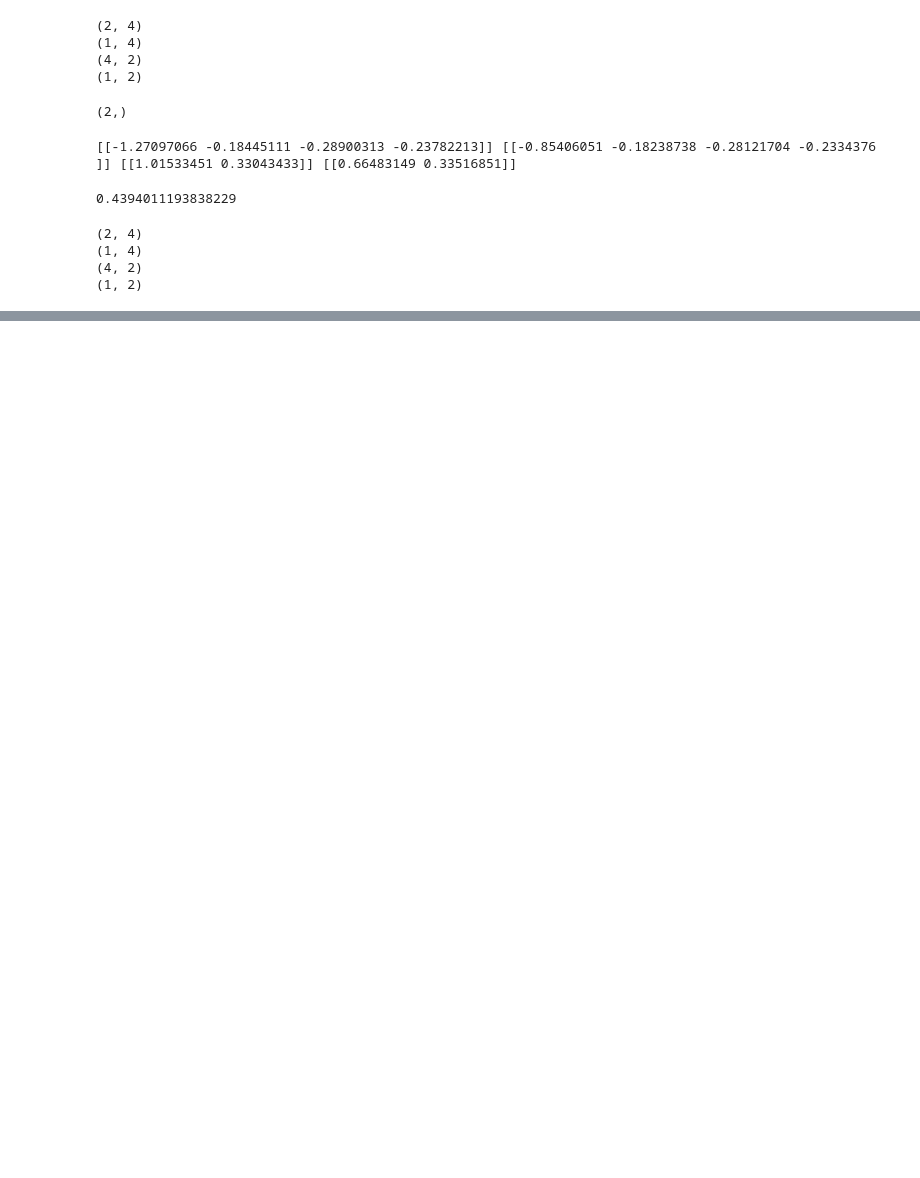
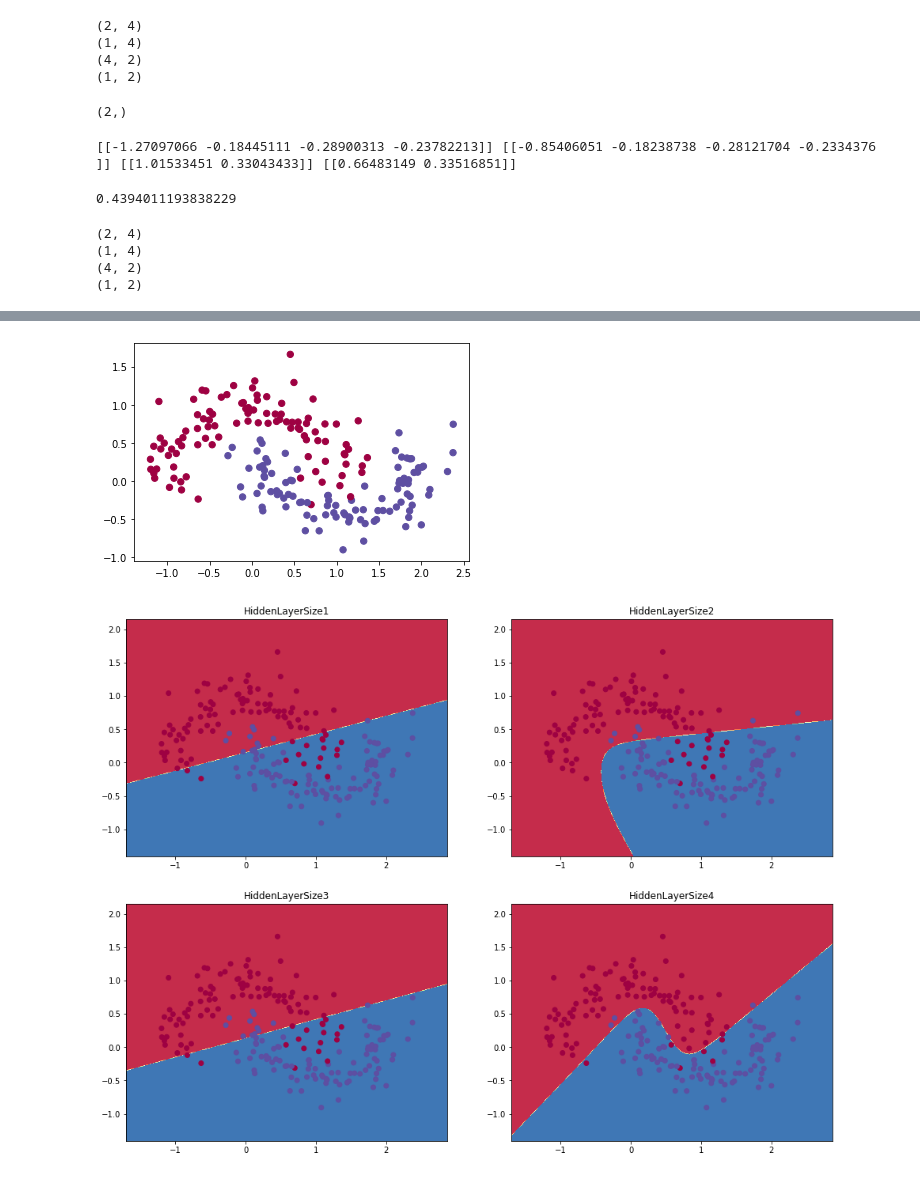
Before and after one commit to ljeasson/ML-Neural-Networks, a Jupyter notebook: nn.ipynb, the cells around one changed output, grey strips where cells are left out. Cells and saved outputs as stored; diff of their text form; code cells hidden in the pictures; blank space fills up the shorter version.

```diff
--- a/nn.ipynb
+++ b/nn.ipynb
@@ -159,7 +162,7 @@ def update_parameters(parameters, grads, learning_rate):
 # %%
 def build_model(X, y, nn_hdim, num_passes=20000, print_loss=False):
     c= 0
-    learning_rate = 0.001
+    learning_rate = 0.01
     parameters= weight_initialization(X.shape[1], nn_hdim, 2)
     for i in range(num_passes):
         if i % X.shape[0]-1==0:
@@ -197,6 +200,11 @@ model  =  build_model(X,y ,nnhdim,print_loss=True)
 # %%
 def predict(model, x):
-    _,_,_,y_pred = feedfoward(x,model['W1'],model['W2'],model['b1'],model['b2'])
-    y_pred = np.argmax(y_pred)
-    return y_pred
+    #print(x.shape[0])
+    y = np.zeros((1,x.shape[0]))
+    for i in range(x.shape[0]):
+        _,_,_,y_pred = feedfoward(x[i],model['W1'],model['W2'],model['b1'],model['b2'])
+        y_pred = np.argmax(y_pred)
+        #print(y_pred)
+        y[0][i] = y_pred
+    return y
 # %%
@@ -209,0 +230,15 @@ print(y[40])
+# %%
+def plot_decision_boundary(pred_func, X, y ) :
+    # Set min and max values  and  give  i t  some padding
+    xmin,xmax = X[:,0].min()-.5,  X[:,0].max()+.5
+    ymin, ymax = X[:,1].min()-.5,  X[:,1].max()+.5
+    h  =  0.01
+    # Generate a  grid  of  points  with  distance  h between them
+    xx, yy  =  np.meshgrid(np.arange(xmin,xmax,h),np.arange(ymin,ymax,h))
+    # Predict  the  function  value  for  the  whole  gid
+    #print(np.c_[xx.ravel(),yy.ravel()])
+    Z  =  pred_func(np.c_[xx.ravel(),yy.ravel()])
+    Z  =  Z.reshape(xx.shape)
+    # Plot  the  contour and  training  examples
+    plt.contourf( xx , yy,Z , cmap=plt.cm.Spectral)
+    plt.scatter(X[:,0 ],X [:,1],c=y,cmap=plt.cm.Spectral)
@@ -209,0 +250,19 @@ print(y[40])
+# %%
+plt.scatter(X[:,0],X[:,1],s=40,c=y,cmap=plt.cm.Spectral)
+
+
+plt.figure(figsize =(16,32))
+
+hidden_layer_dimensions =  [ 1 ,   2 ,   3 ,   4 ]
+
+for i,nn_hdim in enumerate (hidden_layer_dimensions) :
+
+    plt.subplot( 5, 2, i +1)
+    plt.title('HiddenLayerSize%d'  %  nn_hdim )
+
+    model  =  build_model(X,y, nn_hdim)
+    plot_decision_boundary(lambda x : predict(model,x ), X, y)
+plt.show()
+# %% [output]
+[figure, added]
+[figure, added]
```
Also changed, not shown: parts of 5 cells of this notebook, 2 other files.
